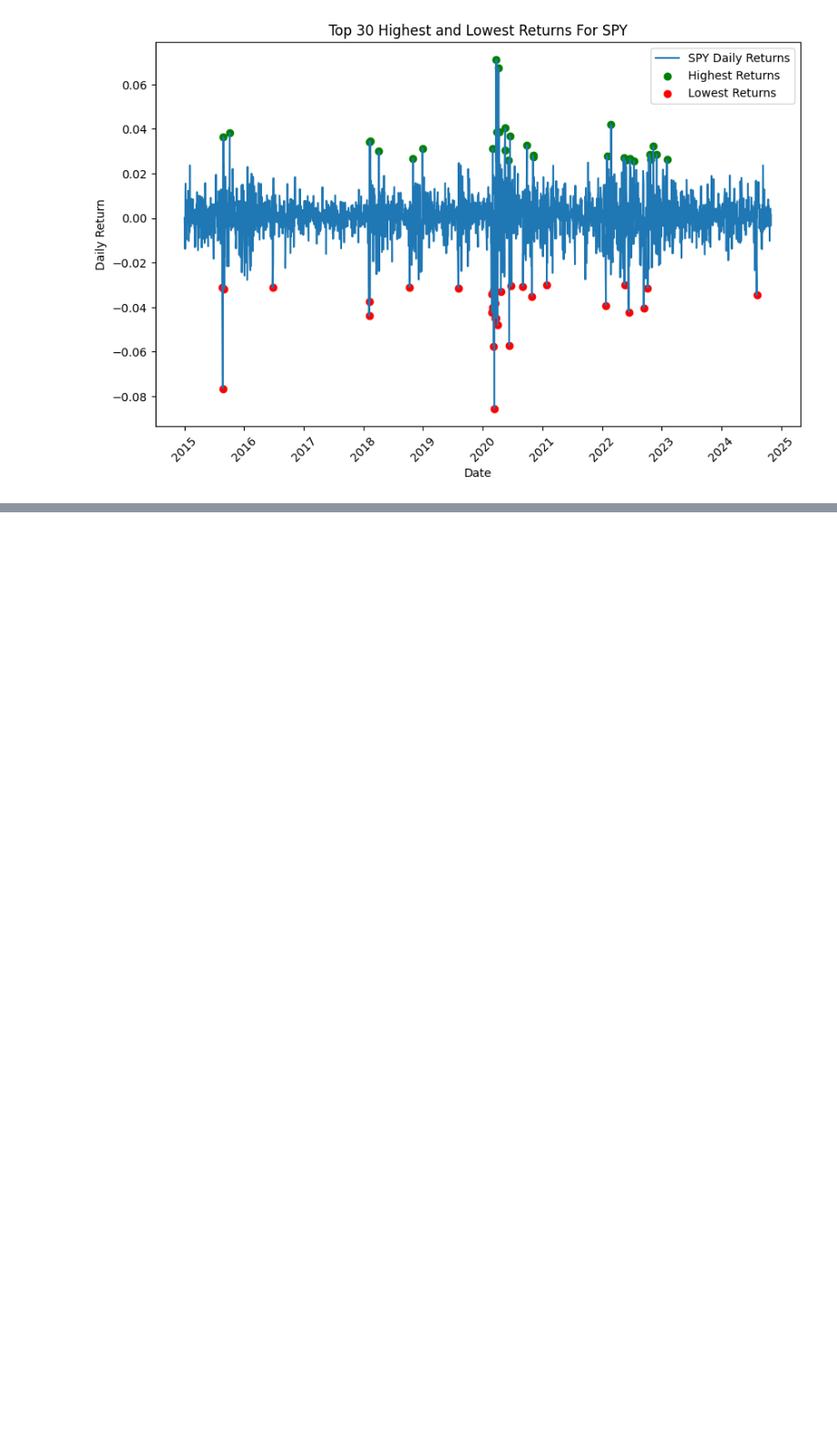
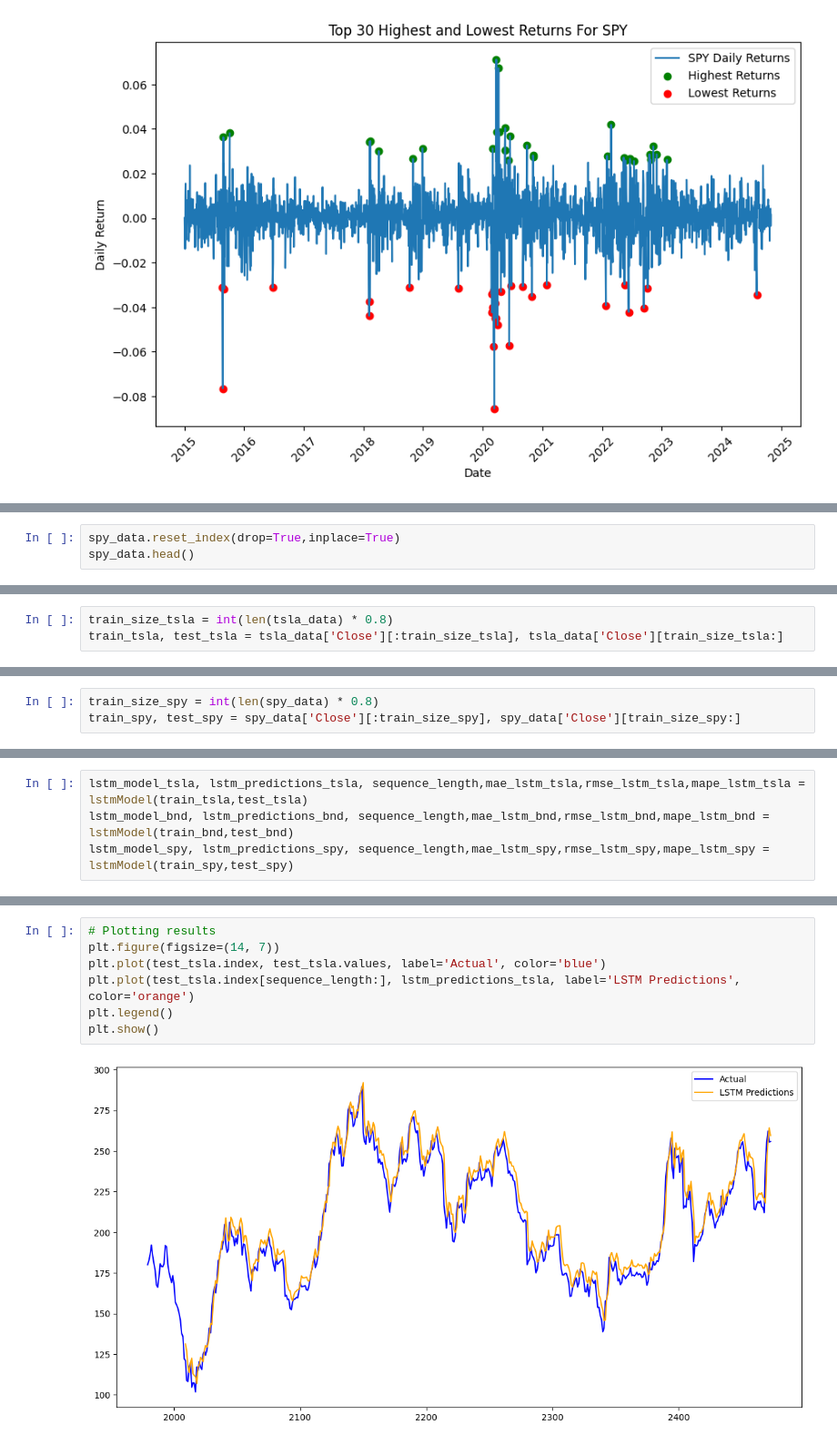
Before and after one commit to GuleWako/Time-Series-Forecasting-for-Portfolio-Management, a Jupyter notebook: notebooks/portfolioManagement.ipynb, the cells around one changed output, grey strips where cells are left out. Shown at 91% size. Cells and saved outputs as stored; diff of their text form; blank space fills up the shorter version.

Commit message:
develop time series forecasting models

```diff
--- a/notebooks/portfolioManagement.ipynb
+++ b/notebooks/portfolioManagement.ipynb
@@ -361,0 +411,3 @@ outlierDetection([tsla_data,bnd_data,spy_data], ['TSLA','BND','SPY'])
+# %%
+spy_data.reset_index(drop=True,inplace=True)
+spy_data.head()
@@ -361,0 +425,3 @@ outlierDetection([tsla_data,bnd_data,spy_data], ['TSLA','BND','SPY'])
+# %%
+train_size_tsla = int(len(tsla_data) * 0.8)
+train_tsla, test_tsla = tsla_data['Close'][:train_size_tsla], tsla_data['Close'][train_size_tsla:]
@@ -361,0 +435,3 @@ outlierDetection([tsla_data,bnd_data,spy_data], ['TSLA','BND','SPY'])
+# %%
+train_size_spy = int(len(spy_data) * 0.8)
+train_spy, test_spy = spy_data['Close'][:train_size_spy], spy_data['Close'][train_size_spy:]
@@ -361,0 +654,4 @@ outlierDetection([tsla_data,bnd_data,spy_data], ['TSLA','BND','SPY'])
+# %%
+lstm_model_tsla, lstm_predictions_tsla, sequence_length,mae_lstm_tsla,rmse_lstm_tsla,mape_lstm_tsla = lstmModel(train_tsla,test_tsla)
+lstm_model_bnd, lstm_predictions_bnd, sequence_length,mae_lstm_bnd,rmse_lstm_bnd,mape_lstm_bnd = lstmModel(train_bnd,test_bnd)
+lstm_model_spy, lstm_predictions_spy, sequence_length,mae_lstm_spy,rmse_lstm_spy,mape_lstm_spy = lstmModel(train_spy,test_spy)
@@ -361,0 +688,9 @@ outlierDetection([tsla_data,bnd_data,spy_data], ['TSLA','BND','SPY'])
+# %%
+# Plotting results
+plt.figure(figsize=(14, 7))
+plt.plot(test_tsla.index, test_tsla.values, label='Actual', color='blue')
+plt.plot(test_tsla.index[sequence_length:], lstm_predictions_tsla, label='LSTM Predictions', color='orange')
+plt.legend()
+plt.show()
+# %% [output]
+[figure, added]
```
Also changed, not shown: parts of 73 cells of this notebook, 1 other file.
